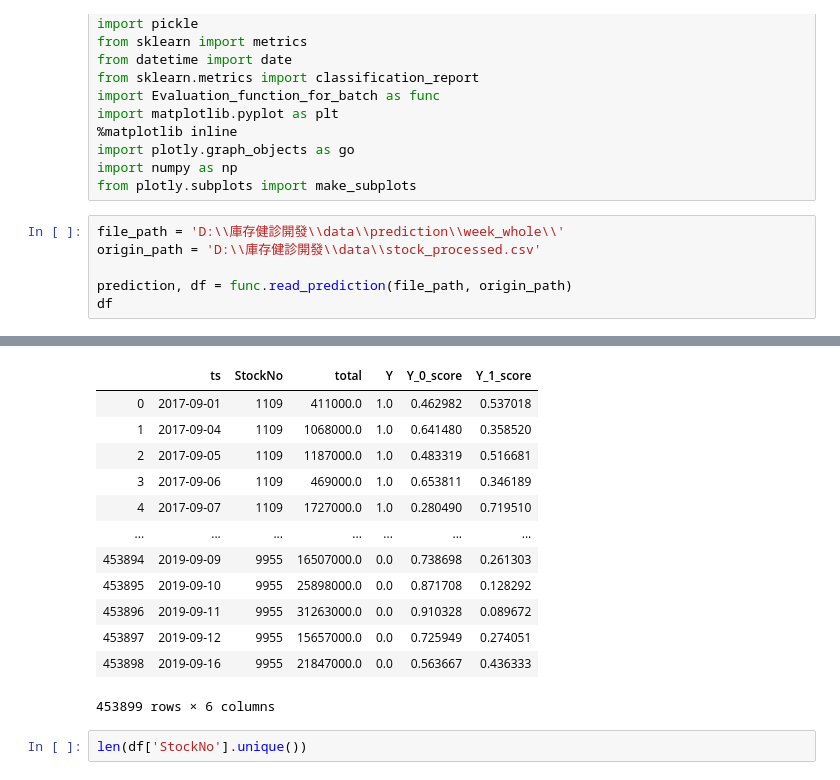
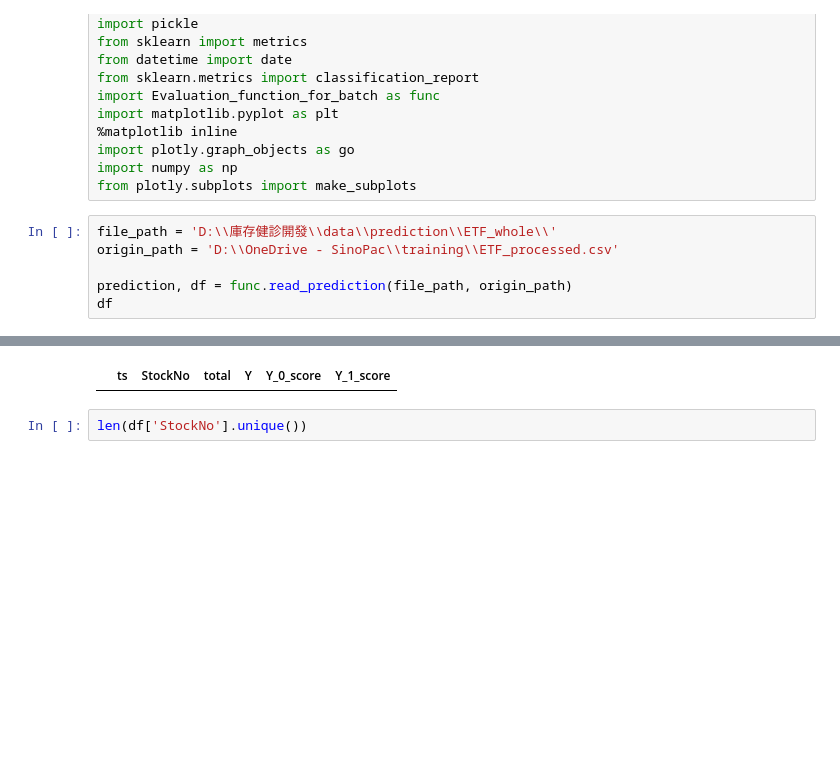
Before and after one commit to datateams0982/Inventory_Check, a Jupyter notebook: PredictModel/Evaluation_testing.ipynb, the cells around one changed output, grey strips where cells are left out. Cells and saved outputs as stored; diff of their text form; blank space fills up the shorter version.

```diff
--- a/PredictModel/Evaluation_testing.ipynb
+++ b/PredictModel/Evaluation_testing.ipynb
@@ -15,26 +15,14 @@ import plotly.graph_objects as go
 import numpy as np
 from plotly.subplots import make_subplots
 # %%
-file_path = 'D:\\庫存健診開發\\data\\prediction\\week_whole\\'
-origin_path = 'D:\\庫存健診開發\\data\\stock_processed.csv'
+file_path = 'D:\\庫存健診開發\\data\\prediction\\ETF_whole\\'
+origin_path = 'D:\\OneDrive - SinoPac\\training\\ETF_processed.csv'
 
 prediction, df = func.read_prediction(file_path, origin_path)
 df
 # %% [output]
 [interactive output not drawn]
 |  | ts | StockNo | total | Y | Y_0_score | Y_1_score |
-| 0 | 2017-09-01 | 1109 | 411000.0 | 1.0 | 0.462982 | 0.537018 |
-| 1 | 2017-09-04 | 1109 | 1068000.0 | 1.0 | 0.641480 | 0.358520 |
-| 2 | 2017-09-05 | 1109 | 1187000.0 | 1.0 | 0.483319 | 0.516681 |
-| 3 | 2017-09-06 | 1109 | 469000.0 | 1.0 | 0.653811 | 0.346189 |
-| 4 | 2017-09-07 | 1109 | 1727000.0 | 1.0 | 0.280490 | 0.719510 |
-| ... | ... | ... | ... | ... | ... | ... |
-| 453894 | 2019-09-09 | 9955 | 16507000.0 | 0.0 | 0.738698 | 0.261303 |
-| 453895 | 2019-09-10 | 9955 | 25898000.0 | 0.0 | 0.871708 | 0.128292 |
-| 453896 | 2019-09-11 | 9955 | 31263000.0 | 0.0 | 0.910328 | 0.089672 |
-| 453897 | 2019-09-12 | 9955 | 15657000.0 | 0.0 | 0.725949 | 0.274051 |
-| 453898 | 2019-09-16 | 9955 | 21847000.0 | 0.0 | 0.563667 | 0.436333 |
-453899 rows × 6 columns
 # %%
 len(df['StockNo'].unique())
 # %% [output]
```
Also changed, not shown: 8 other files.
